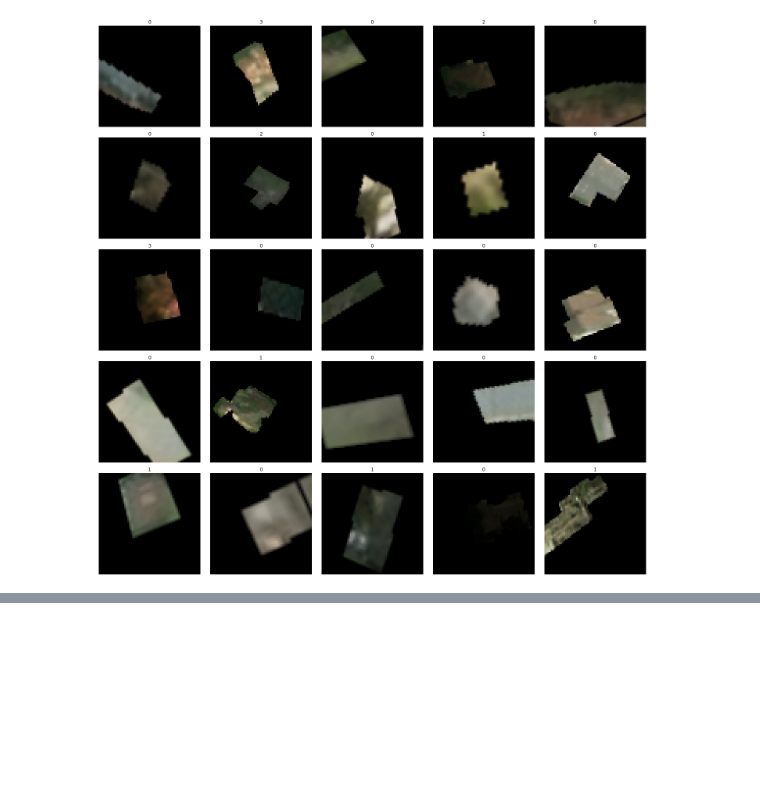
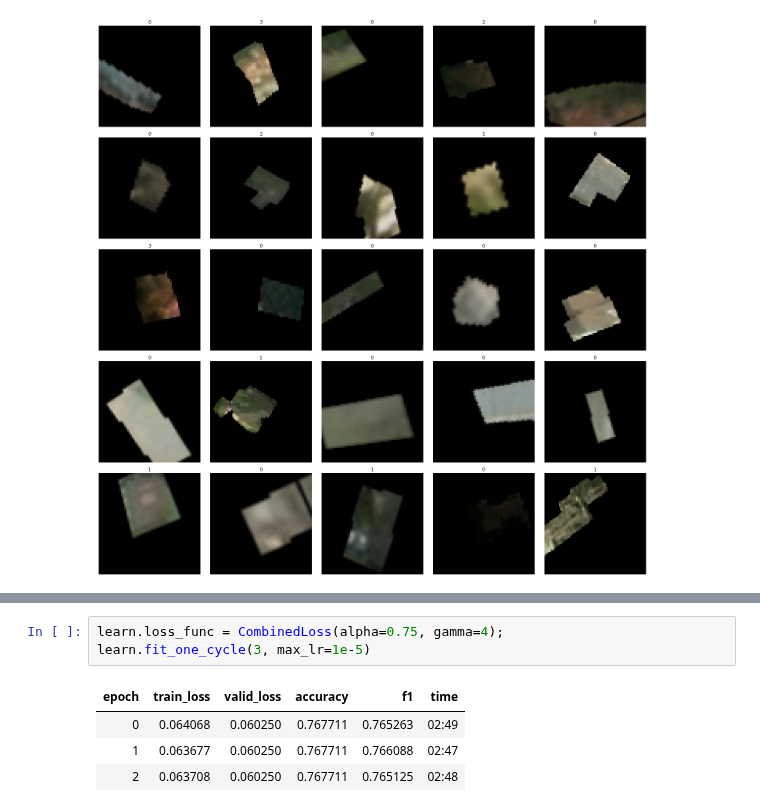
Before and after one commit to wwymak/spacenet-buildings, a Jupyter notebook: xview2/2Dec-classification-masked images.ipynb, the cells around one changed output, grey strips where cells are left out. Drawn from its saved outputs; the diff is of its cells as text; blank space fills up the shorter version.

```diff
--- a/xview2/2Dec-classification-masked images.ipynb
+++ b/xview2/2Dec-classification-masked images.ipynb
@@ -174,0 +194,8 @@ LR Finder is complete, type {learner_name}.recorder.plot() to see the graph.
+# %%
+learn.loss_func = CombinedLoss(alpha=0.75, gamma=4);
+learn.fit_one_cycle(3, max_lr=1e-5)
+# %% [output]
+| epoch | train_loss | valid_loss | accuracy | f1 | time |
+| 0 | 0.064068 | 0.060250 | 0.767711 | 0.765263 | 02:49 |
+| 1 | 0.063677 | 0.060250 | 0.767711 | 0.766088 | 02:47 |
+| 2 | 0.063708 | 0.060250 | 0.767711 | 0.765125 | 02:48 |
```
Also changed, not shown: parts of 8 cells of this notebook, 1 other file.
